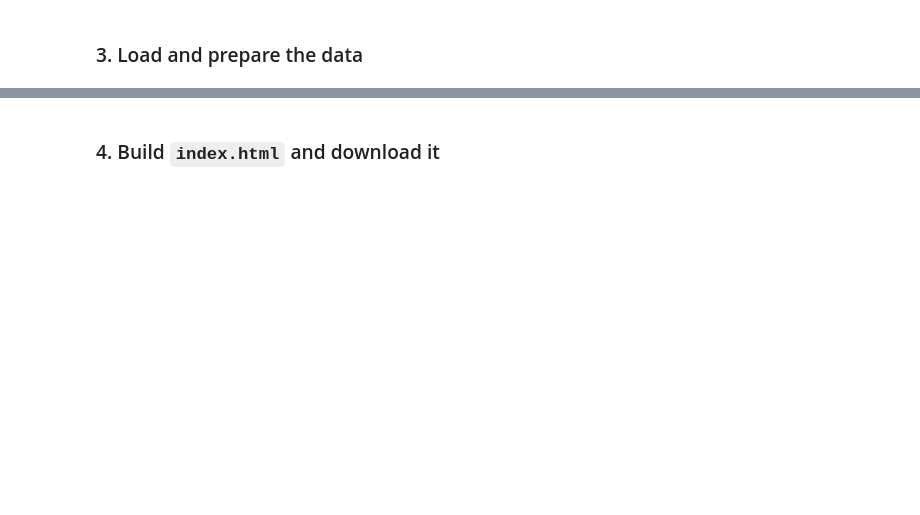
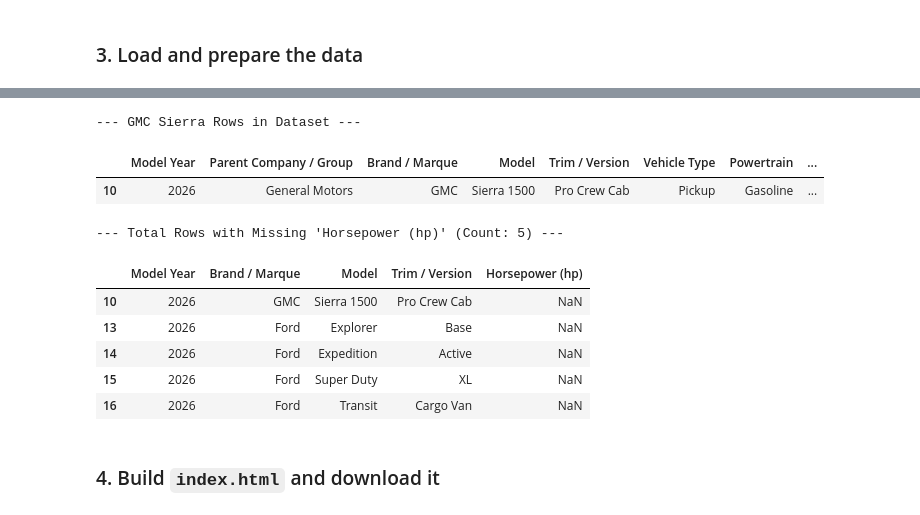
Before and after one commit to Alexis200216/Difference-between-2020-and-2026-Automotive-Groups, a Jupyter notebook: Automotive_Static_Site_Builder.ipynb, the cells around one changed output, grey strips where cells are left out. Cells and saved outputs as stored; diff of their text form; code cells hidden in the pictures; blank space fills up the shorter version.

```diff
--- a/Automotive_Static_Site_Builder.ipynb
+++ b/Automotive_Static_Site_Builder.ipynb
@@ -92,3 +112,27 @@ display(df.head())
+# %%
+if 'df' in globals():
+    # Check for rows mentioning Sierra
+    gmc_sierra = df[df.astype(str).apply(lambda x: x.str.contains('Sierra', case=False)).any(axis=1)]
+    print("--- GMC Sierra Rows in Dataset ---")
+    display(gmc_sierra)
+
+    # Check all rows missing horsepower
+    null_hp = df[df[HP_COL].isna()]
+    print(f"\n--- Total Rows with Missing '{HP_COL}' (Count: {len(null_hp)}) ---")
+    display(null_hp[["Model Year", "Brand / Marque", "Model", "Trim / Version", HP_COL]].head(15))
+else:
+    print("⚠️ Please run cell Hok8as5IuwSJ first to load the dataset.")
+# %% [output]
+--- GMC Sierra Rows in Dataset ---
+|  | Model Year | Parent Company / Group | Brand / Marque | Model | Trim / Version | Vehicle Type | Powertrain | ... |
+| 10 | 2026 | General Motors | GMC | Sierra 1500 | Pro Crew Cab | Pickup | Gasoline | ... |
+--- Total Rows with Missing 'Horsepower (hp)' (Count: 5) ---
+|  | Model Year | Brand / Marque | Model | Trim / Version | Horsepower (hp) |
+| 10 | 2026 | GMC | Sierra 1500 | Pro Crew Cab | NaN |
+| 13 | 2026 | Ford | Explorer | Base | NaN |
+| 14 | 2026 | Ford | Expedition | Active | NaN |
+| 15 | 2026 | Ford | Super Duty | XL | NaN |
+| 16 | 2026 | Ford | Transit | Cargo Van | NaN |
 # %% [markdown]
 ### 4. Build `index.html` and download it
 # %%
```
Also changed, not shown: parts of 9 cells of this notebook.
